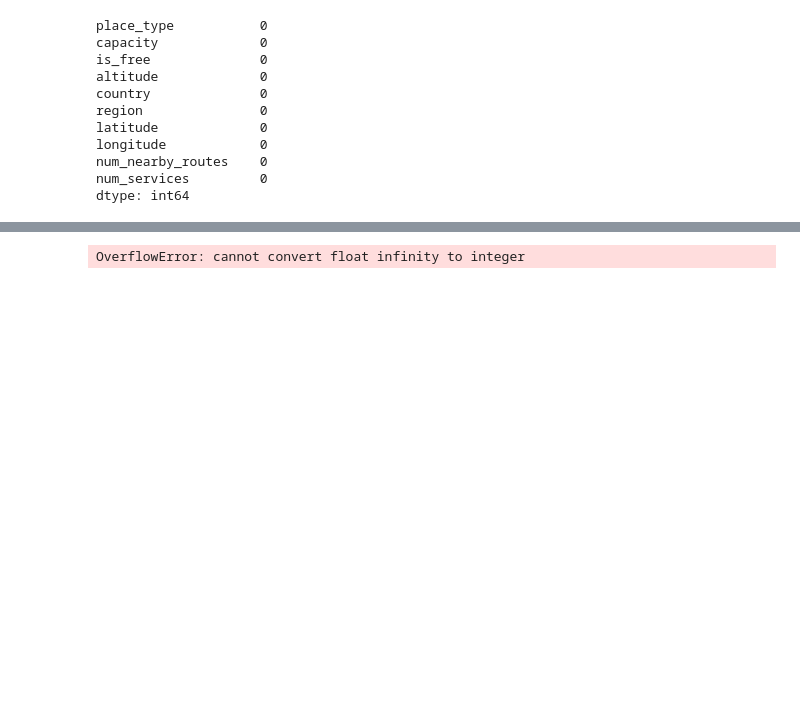
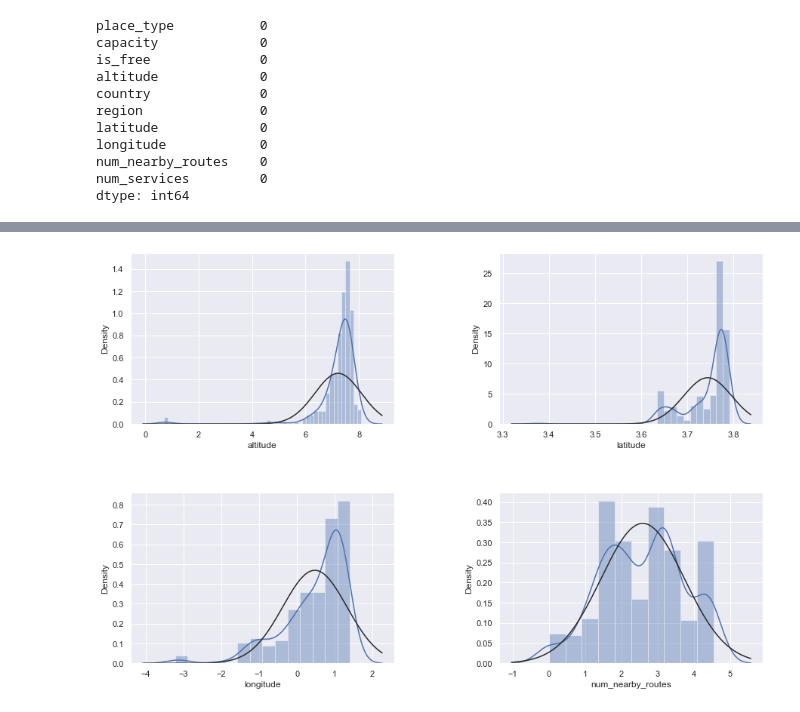
Before and after one commit to sarajose/data_analysis_of_a_dataset, a Jupyter notebook: code/data_analysis.ipynb, the cells around one changed output, grey strips where cells are left out. Drawn from its saved outputs; the diff is of its cells as text; code cells hidden in the pictures; blank space fills up the shorter version.

Commit message:
errors fixed

```diff
--- a/code/data_analysis.ipynb
+++ b/code/data_analysis.ipynb
@@ -107,11 +107,14 @@ plt.show()
 for col in columns:
     df[col] = np.log1p(df[col])
 # %%
-for i in range(1, 2):
+fig = plt.figure(figsize=(15,10))
+fig.subplots_adjust(hspace=0.4, wspace=0.4)
+
+for i in range(1, 5):
     ax = fig.add_subplot(2, 2, i)
-    sns.distplot(df[rest_col[i-1]], fit = norm, ax=ax)
+    sns.distplot(df[columns[i-1]], fit = norm, ax=ax)
 # %% [output]
-OverflowError: cannot convert float infinity to integer
+[figure, added]
 # %%
 # Anàlisi bivariant
 sns.set()
```
Also changed, not shown: parts of 10 cells of this notebook.
